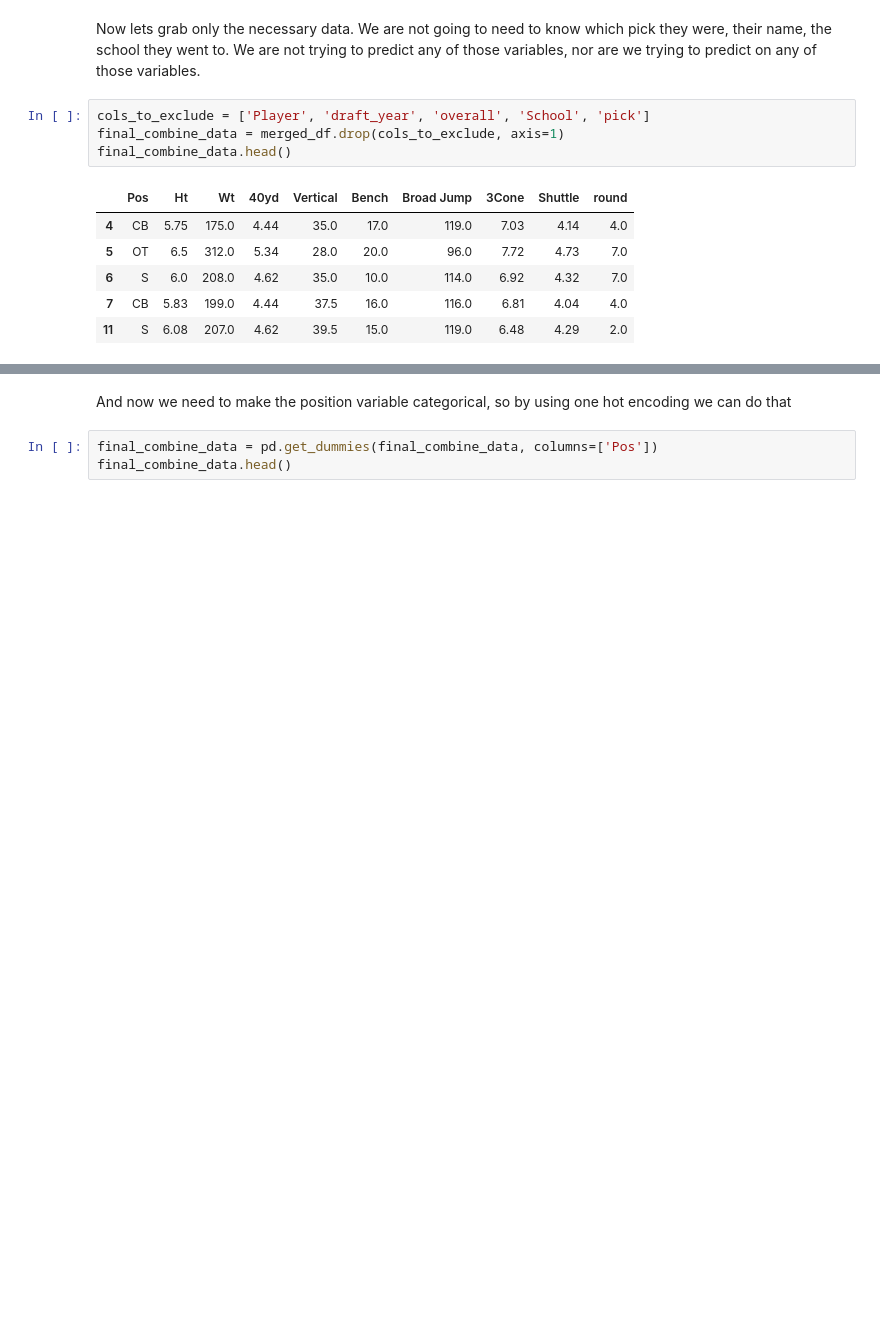
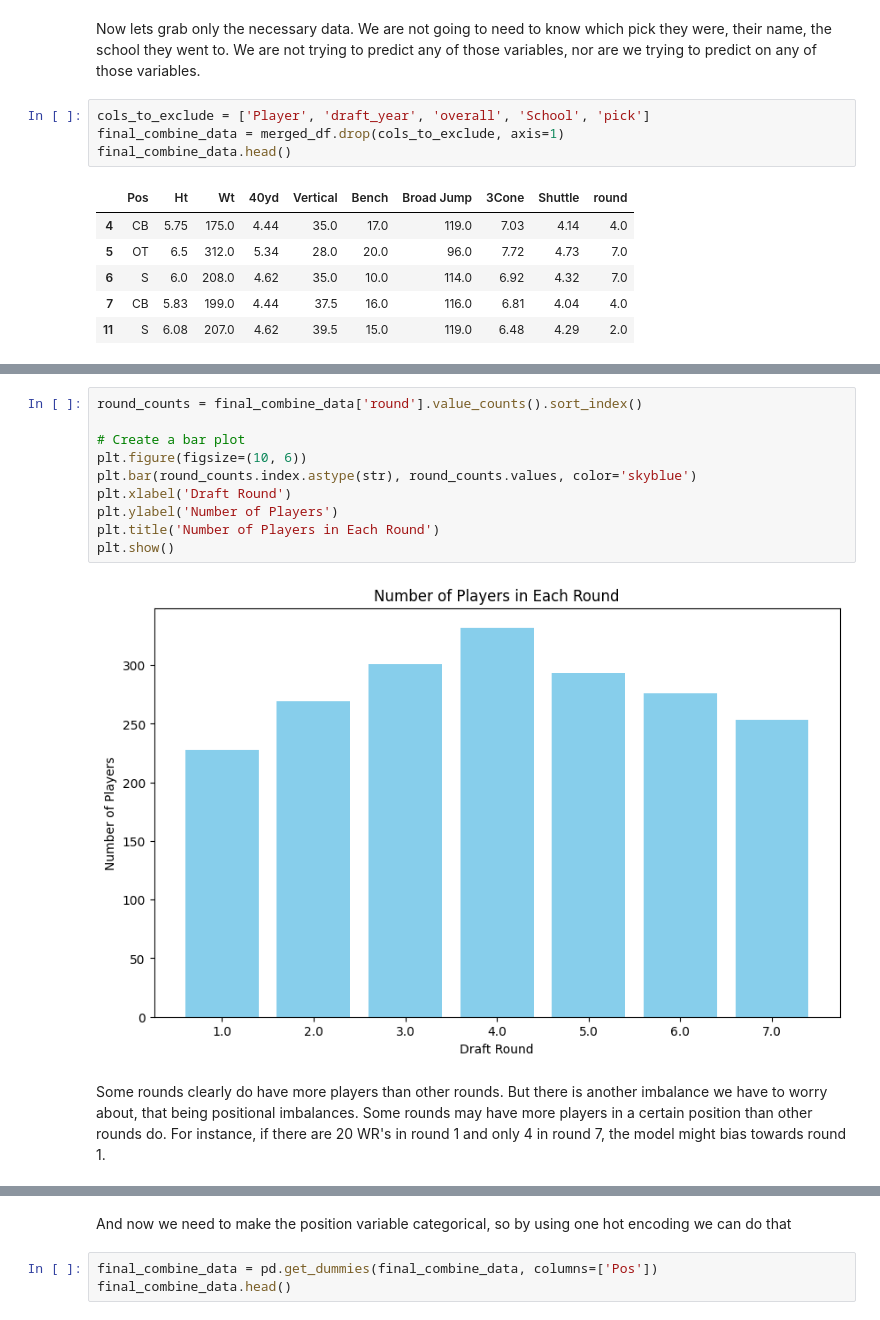
Before and after one commit to mcdonaldpmsoe/CSC2621-Final, a Jupyter notebook: main.ipynb, the cells around one changed output, grey strips where cells are left out. Cells and saved outputs as stored; diff of their text form; blank space fills up the shorter version.

```diff
--- a/main.ipynb
+++ b/main.ipynb
@@ -171,0 +176,14 @@ final_combine_data.head()
+# %%
+round_counts = final_combine_data['round'].value_counts().sort_index()
+
+# Create a bar plot
+plt.figure(figsize=(10, 6))
+plt.bar(round_counts.index.astype(str), round_counts.values, color='skyblue')
+plt.xlabel('Draft Round')
+plt.ylabel('Number of Players')
+plt.title('Number of Players in Each Round')
+plt.show()
+# %% [output]
+[figure, added]
+# %% [markdown]
+Some rounds clearly do have more players than other rounds. But there is another imbalance we have to worry about, that being positional imbalances. Some rounds may have more players in a certain position than other rounds do. For instance, if there are 20 WR's in round 1 and only 4 in round 7, the model might bias towards round 1.
```
Also changed, not shown: parts of 11 cells of this notebook.
